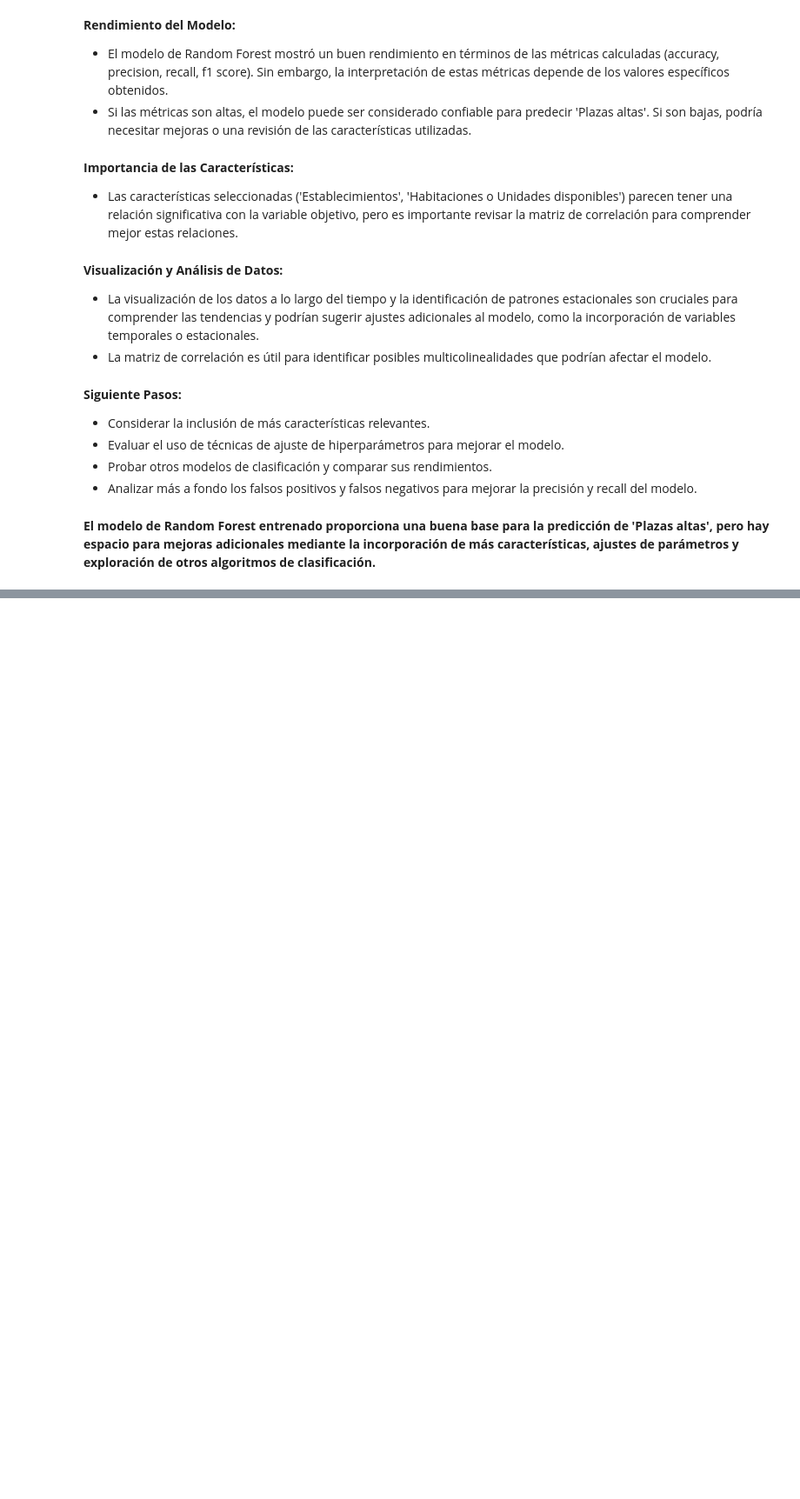
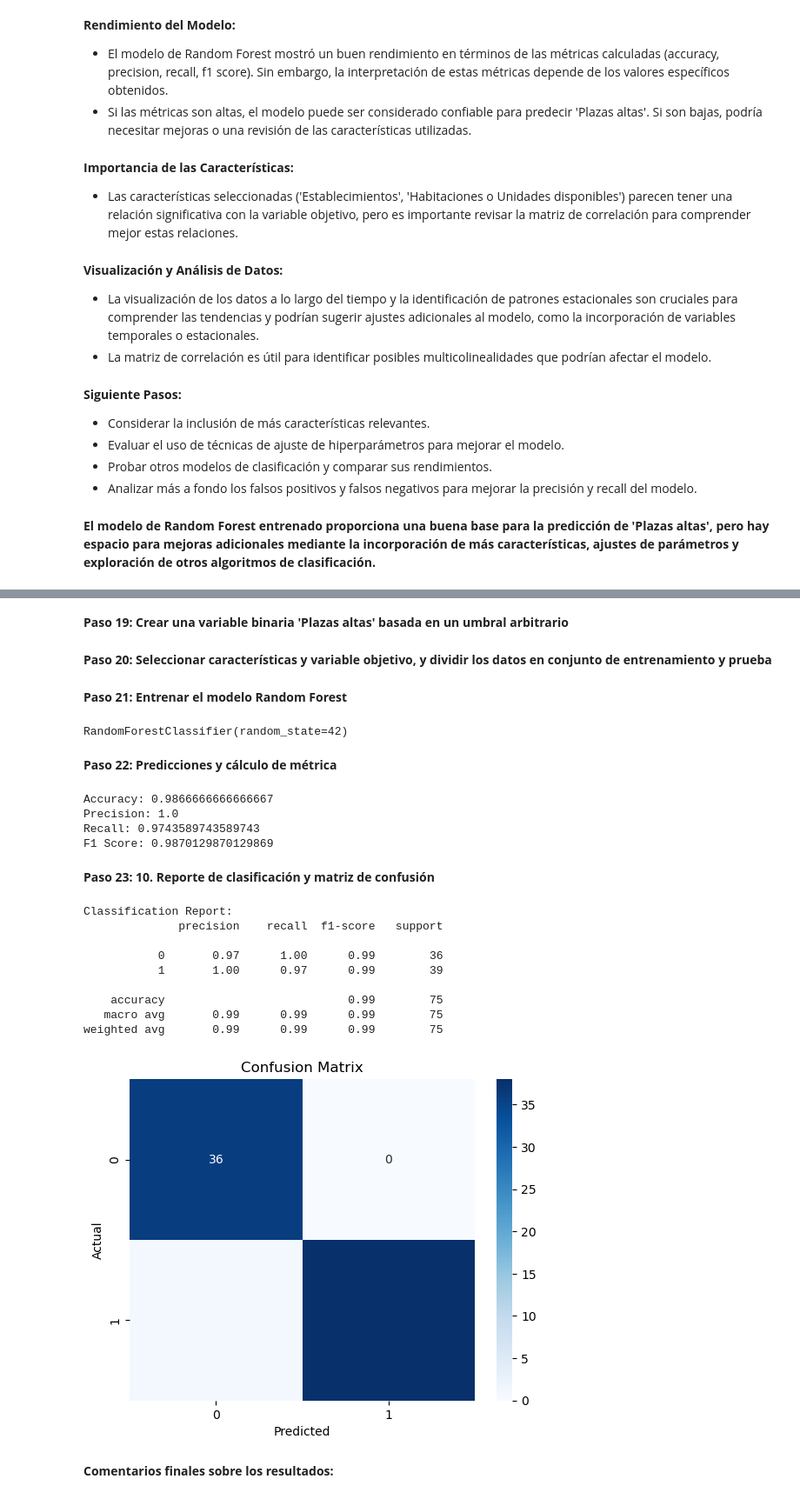
Before and after one commit to edfedo/Plazas_Disponibles_Hotelero, a Jupyter notebook: notebooks/1f_plazas_disponibles_hotelero.ipynb, the cells around one changed output, grey strips where cells are left out. Shown at 87% size. Cells and saved outputs as stored; diff of their text form; code cells hidden in the pictures; blank space fills up the shorter version.

```diff
--- a/notebooks/1f_plazas_disponibles_hotelero.ipynb
+++ b/notebooks/1f_plazas_disponibles_hotelero.ipynb
@@ -456,0 +580,70 @@ F1 Score: 0.9743589743589743
+# %% [markdown]
+**Paso 19:  Crear una variable binaria 'Plazas altas' basada en un umbral arbitrario**
+# %%
+threshold = data['Plazas disponibles'].median()
+data['Plazas altas'] = (data['Plazas disponibles'] > threshold).astype(int)
+# %% [markdown]
+**Paso 20:  Seleccionar características y variable objetivo, y dividir los datos en conjunto de entrenamiento y prueba**
+# %%
+features = ['Establecimientos', 'Habitaciones o Unidades disponibles', 'Es feriado']
+target = 'Plazas altas'
+
+# Dividir los datos en conjunto de entrenamiento y prueba
+X = data[features]
+y = data[target]
+X_train, X_test, y_train, y_test = train_test_split(X, y, test_size=0.2, random_state=42)
+# %% [markdown]
+**Paso 21: Entrenar el modelo Random Forest**
+# %%
+rf = RandomForestClassifier(n_estimators=100, random_state=42)
+rf.fit(X_train, y_train)
+# %% [output]
+RandomForestClassifier(random_state=42)
+# %% [markdown]
+**Paso 22:  Predicciones y cálculo de métrica**
+# %%
+# Predicciones del modelo
+y_pred = rf.predict(X_test)
+
+# Calcular métricas
+accuracy = accuracy_score(y_test, y_pred)
+precision = precision_score(y_test, y_pred)
+recall = recall_score(y_test, y_pred)
+f1 = f1_score(y_test, y_pred)
+
+print(f'Accuracy: {accuracy}')
+print(f'Precision: {precision}')
+print(f'Recall: {recall}')
+print(f'F1 Score: {f1}')
+# %% [output]
+Accuracy: 0.9866666666666667
+Precision: 1.0
+Recall: 0.9743589743589743
+F1 Score: 0.9870129870129869
+# %% [markdown]
+**Paso 23: 10. Reporte de clasificación y matriz de confusión**
+# %%
+# Reporte de clasificación
+print("\nClassification Report:")
+print(classification_report(y_test, y_pred))
+
+# Matriz de confusión
+conf_matrix = confusion_matrix(y_test, y_pred)
+sns.heatmap(conf_matrix, annot=True, fmt='d', cmap='Blues')
+plt.xlabel('Predicted')
+plt.ylabel('Actual')
+plt.title('Confusion Matrix')
+plt.show()
+# %% [output]
+Classification Report:
+              precision    recall  f1-score   support
+
+           0       0.97      1.00      0.99        36
+           1       1.00      0.97      0.99        39
+
+    accuracy                           0.99        75
+   macro avg       0.99      0.99      0.99        75
+weighted avg       0.99      0.99      0.99        75
+[figure, added]
+# %% [markdown]
+**Comentarios finales sobre los resultados:**
```
Also changed, not shown: parts of 16 cells of this notebook.
